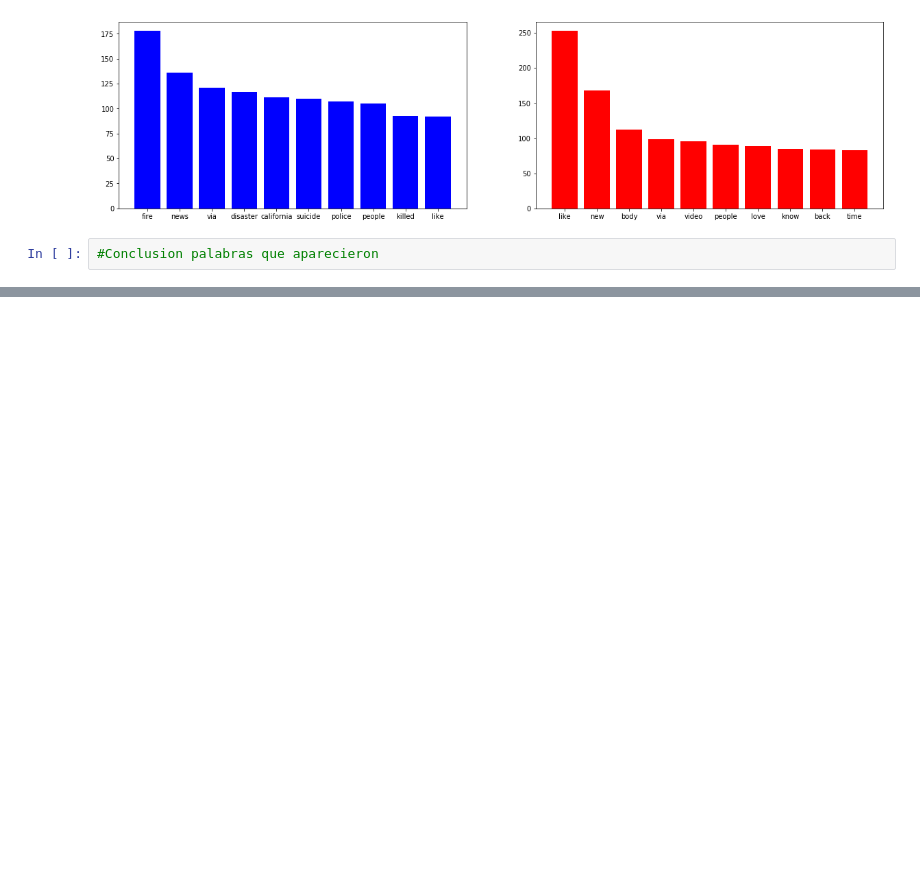
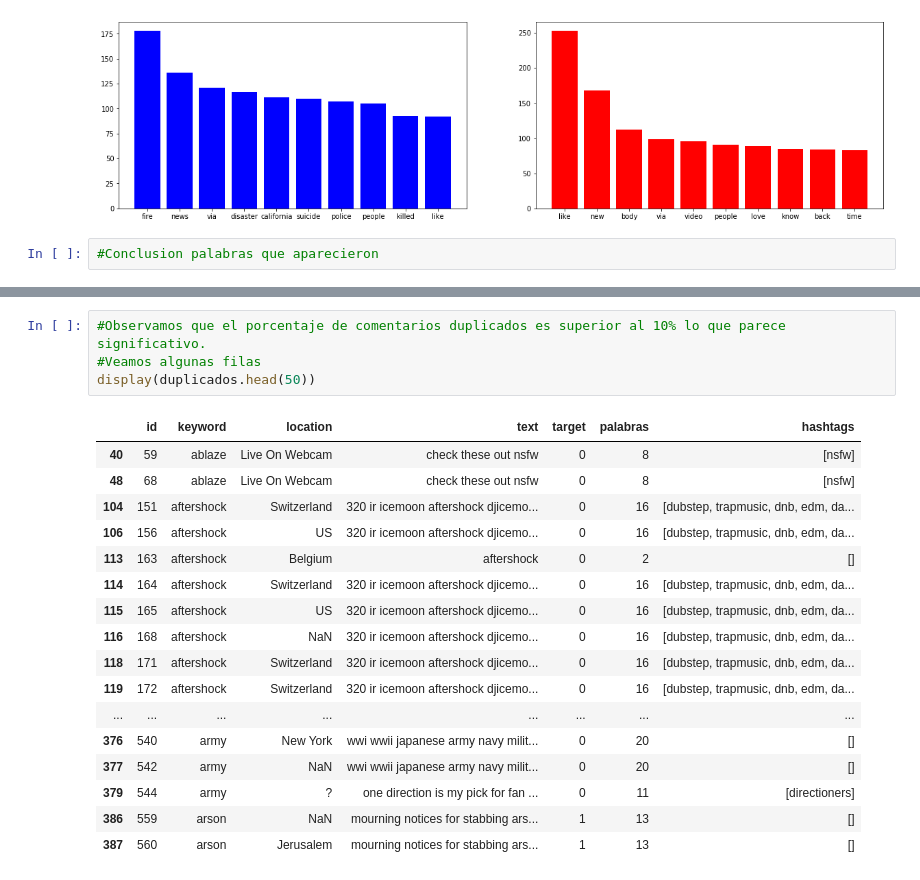
Before and after one commit to pabliyo/coronadatos, a Jupyter notebook: TP1-AnalisisText.ipynb, the cells around one changed output, grey strips where cells are left out. Saved outputs shown, nothing was run; the diff lists cells and outputs as text; blank space fills up the shorter version.

```diff
--- a/TP1-AnalisisText.ipynb
+++ b/TP1-AnalisisText.ipynb
@@ -369,0 +316,22 @@ dfreal.text.str.len().describe().plot.bar()
+# %%
+#Observamos que el porcentaje de comentarios duplicados es superior al 10% lo que parece significativo.
+#Veamos algunas filas
+display(duplicados.head(50))
+# %% [output]
+|  | id | keyword | location | text | target | palabras | hashtags |
+| 40 | 59 | ablaze | Live On Webcam | check these out nsfw | 0 | 8 | [nsfw] |
+| 48 | 68 | ablaze | Live On Webcam | check these out nsfw | 0 | 8 | [nsfw] |
+| 104 | 151 | aftershock | Switzerland | 320 ir icemoon aftershock djicemo... | 0 | 16 | [dubstep, trapmusic, dnb, edm, da... |
+| 106 | 156 | aftershock | US | 320 ir icemoon aftershock djicemo... | 0 | 16 | [dubstep, trapmusic, dnb, edm, da... |
+| 113 | 163 | aftershock | Belgium | aftershock | 0 | 2 | [] |
+| 114 | 164 | aftershock | Switzerland | 320 ir icemoon aftershock djicemo... | 0 | 16 | [dubstep, trapmusic, dnb, edm, da... |
+| 115 | 165 | aftershock | US | 320 ir icemoon aftershock djicemo... | 0 | 16 | [dubstep, trapmusic, dnb, edm, da... |
+| 116 | 168 | aftershock | NaN | 320 ir icemoon aftershock djicemo... | 0 | 16 | [dubstep, trapmusic, dnb, edm, da... |
+| 118 | 171 | aftershock | Switzerland | 320 ir icemoon aftershock djicemo... | 0 | 16 | [dubstep, trapmusic, dnb, edm, da... |
+| 119 | 172 | aftershock | Switzerland | 320 ir icemoon aftershock djicemo... | 0 | 16 | [dubstep, trapmusic, dnb, edm, da... |
+| ... | ... | ... | ... | ... | ... | ... | ... |
+| 376 | 540 | army | New York | wwi wwii japanese army navy milit... | 0 | 20 | [] |
+| 377 | 542 | army | NaN | wwi wwii japanese army navy milit... | 0 | 20 | [] |
+| 379 | 544 | army | ? | one direction is my pick for fan ... | 0 | 11 | [directioners] |
+| 386 | 559 | arson | NaN | mourning notices for stabbing ars... | 1 | 13 | [] |
+| 387 | 560 | arson | Jerusalem | mourning notices for stabbing ars... | 1 | 13 | [] |
```
Also changed, not shown: parts of 12 cells of this notebook.
